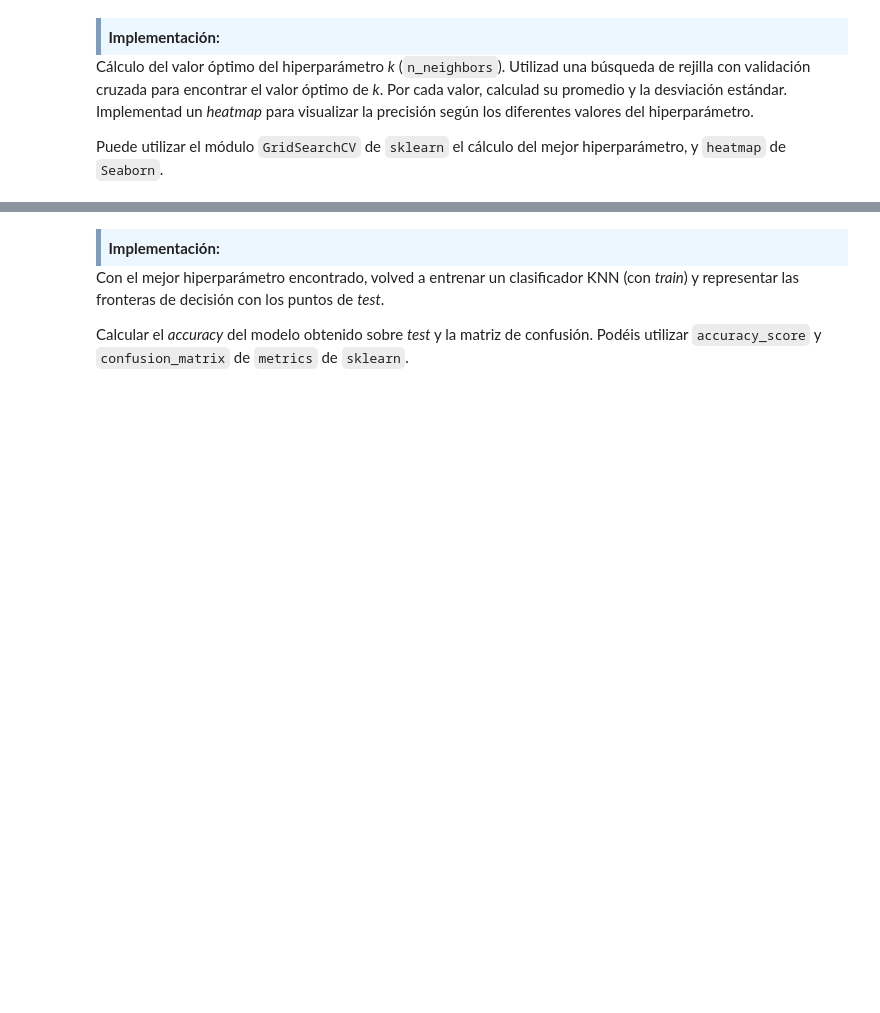
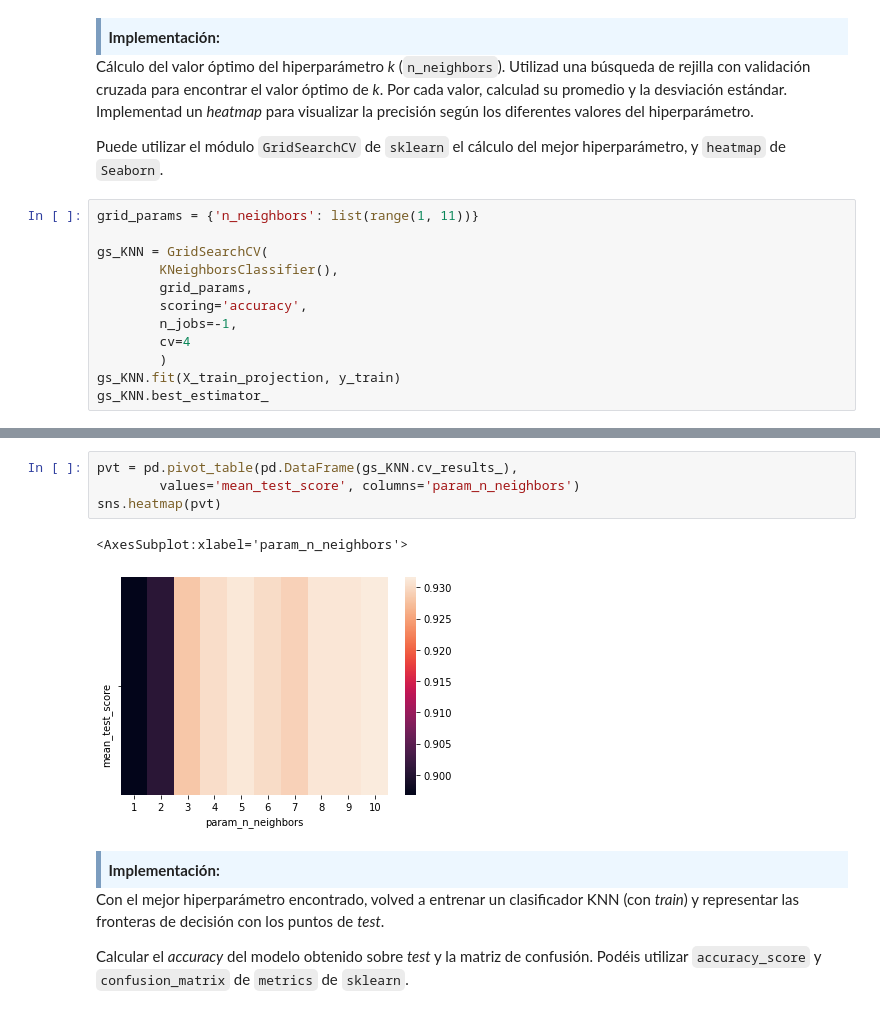
Before and after one commit to franjmelchor/MAMD_PEC3, a Jupyter notebook: code/20202_M2.855_PEC3_Enunciado.ipynb, the cells around one changed output, grey strips where cells are left out. Saved outputs shown, nothing was run; the diff lists cells and outputs as text; blank space fills up the shorter version.

```diff
--- a/code/20202_M2.855_PEC3_Enunciado.ipynb
+++ b/code/20202_M2.855_PEC3_Enunciado.ipynb
@@ -253,3 +263,15 @@ En este caso sólo queremos optimizar un hiperparámetro:
 Cálculo del valor óptimo del hiperparámetro _k_ (`n_neighbors`). Utilizad una búsqueda de rejilla con validación cruzada para encontrar el valor óptimo de _k_. Por cada valor, calculad su promedio y la desviación estándar. Implementad un _heatmap_ para visualizar la precisión según los diferentes valores del hiperparámetro.
 
 Puede utilizar el módulo `GridSearchCV` de `sklearn` el cálculo del mejor hiperparámetro, y `heatmap` de `Seaborn`.
+# %%
+grid_params = {'n_neighbors': list(range(1, 11))}
+
+gs_KNN = GridSearchCV(
+        KNeighborsClassifier(),
+        grid_params,
+        scoring='accuracy',
+        n_jobs=-1,
+        cv=4
+        )
+gs_KNN.fit(X_train_projection, y_train)
+gs_KNN.best_estimator_
@@ -256,3 +312,10 @@ Puede utilizar el módulo `GridSearchCV` de `sklearn` el cálculo del mejor hipe
+# %%
+pvt = pd.pivot_table(pd.DataFrame(gs_KNN.cv_results_),
+        values='mean_test_score', columns='param_n_neighbors')
+sns.heatmap(pvt)
+# %% [output]
+<AxesSubplot:xlabel='param_n_neighbors'>
+[figure, added]
 # %% [markdown]
 <div style="background-color: #EDF7FF; border-color: #7C9DBF; border-left: 5px solid #7C9DBF; padding: 0.5em;">
 <strong>Implementación:</strong>
```
Also changed, not shown: parts of 40 cells of this notebook.
